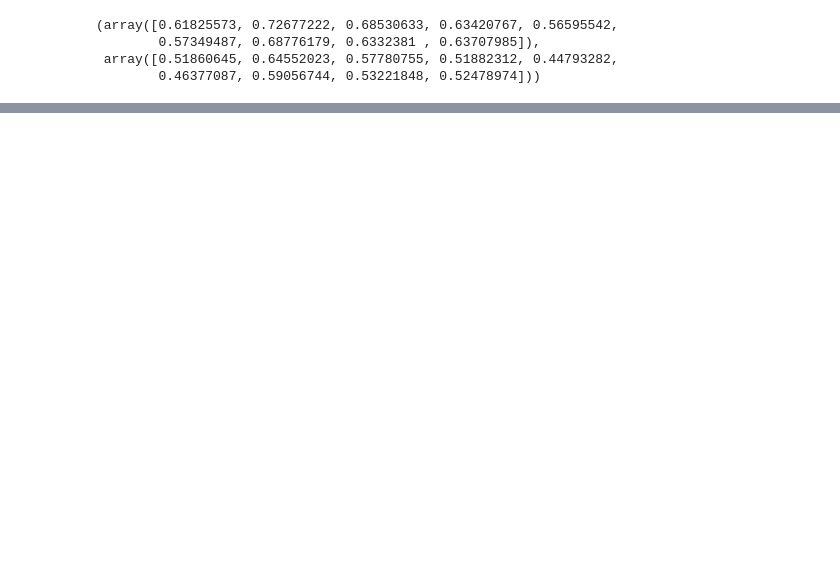
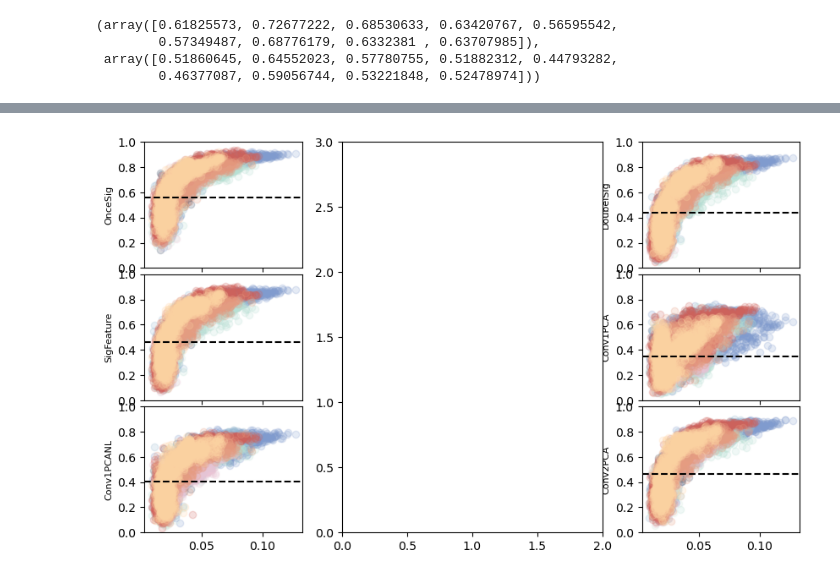
Before and after one commit to GongZhengxin/NeuralFeatureSpace, a Jupyter notebook: anal_sig-feature-model-contrast.ipynb, the cells around one changed output, grey strips where cells are left out. Saved outputs shown, nothing was run; the diff lists cells and outputs as text; code cells hidden in the pictures; blank space fills up the shorter version.

```diff
--- a/anal_sig-feature-model-contrast.ipynb
+++ b/anal_sig-feature-model-contrast.ipynb
@@ -165,0 +212,50 @@ plt.show()
+# %%
+import matplotlib.pyplot as plt
+import matplotlib.gridspec as gridspec
+
+def plot_subplot(ax, data, label, color='blue'):
+    ax.scatter(data[0], data[1], alpha=0.2, color=color)
+    # ax.axhline(np.nanmean(data[1]), ls='--', color=color)
+    ax.set_ylim([0, 1])
+    ax.set_ylabel(label, fontsize=8)
+
+# 创建整体布局
+fig = plt.figure(figsize=(10, 6))  # 整体长宽比为4:3
+
+# 定义布局，包括2行和4列，用于7个子图
+gs = gridspec.GridSpec(3, 4, width_ratios=[1, 1, 1, 1], height_ratios=[1, 1, 1], wspace=0.05, hspace=0.05)
+
+# 创建A类子图，一共6个，按照3行2列的方式排列
+axes = []
+for i in range(3):
+    for j in [0, 3]:
+        ax = plt.subplot(gs[i, j])
+        axes.append(ax)
+
+show_roi = v1_voxels
+modelsubmeanpri = np.nan*np.zeros((len(model_folders[1::]), len(subcolors)))
+subcolors = ['#404e67',  '#809bce',  '#95b8d1',  '#b8e0d4',  '#d6eadf',  '#eac4d5',  '#d1625c',  '#e89c81', '#ffd6a5']
+for i_index, model_folder in enumerate(model_folders[1::]):
+    for isub in range(len(subcolors)):
+        base = model_performance[''][:, 0, show_roi][isub]
+        RPI = model_performance[model_folder][:, 0, show_roi][isub] / base
+        plot_subplot(axes[i_index], (base, RPI), models[i_index + 1], subcolors[isub])
+
+    base = model_performance[''][:, 0, show_roi]
+    RPI = model_performance[model_folder][:, 0, show_roi] / base
+    axes[i_index].axhline(np.nanmean(RPI), ls='--', color='black')
+
+# 创建B类子图，一个，放在整个画面的中间
+ax_b = plt.subplot(gs[0:3, 1:3])
+
+ax_b.set_aspect('equal')
+ax_b.set_xlim(0, 2)
+ax_b.set_ylim(0, 3)
+
+# 调整布局，使得A类子图分布在B类子图的左右两侧
+# gs.tight_layout(fig, rect=[0, 0, 1, 1])
+
+# 显示图形
+plt.show()
+# %% [output]
+[figure, added]
```
Also changed, not shown: parts of 7 cells of this notebook, 32 other files.
